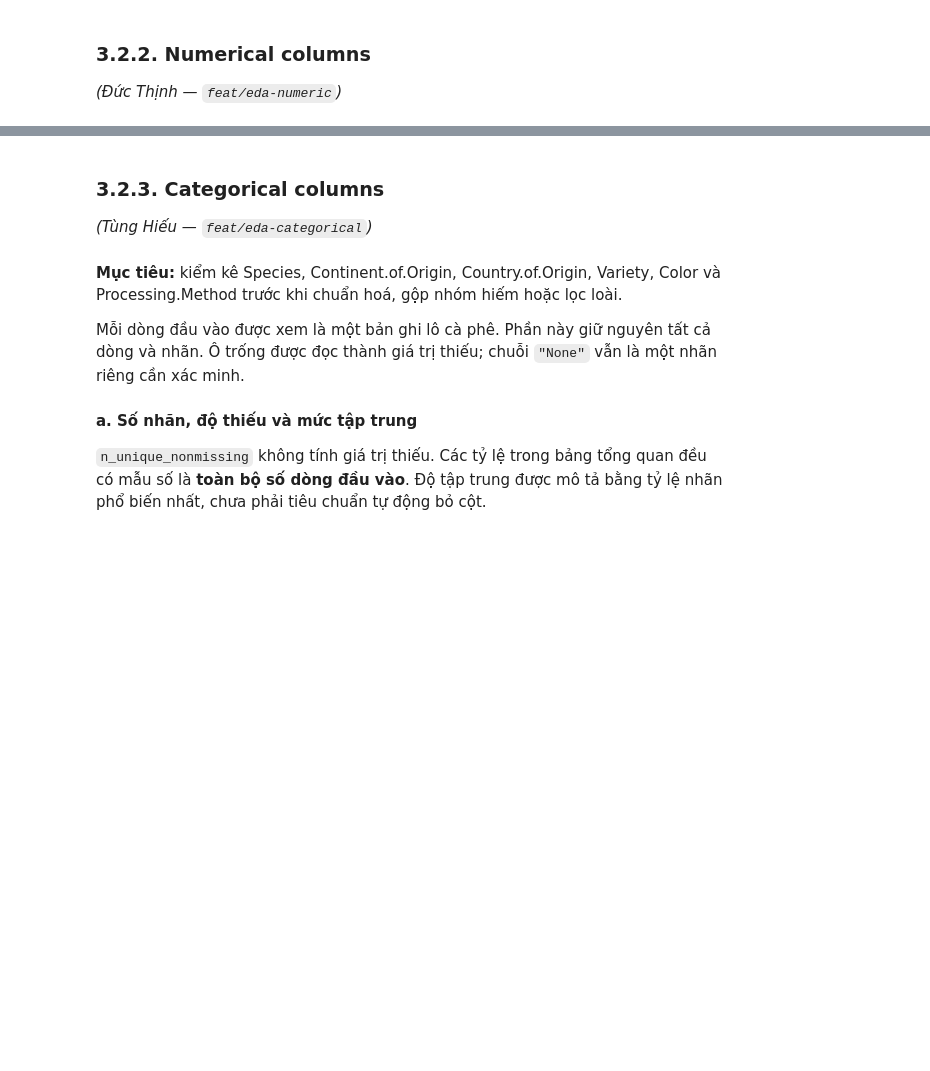
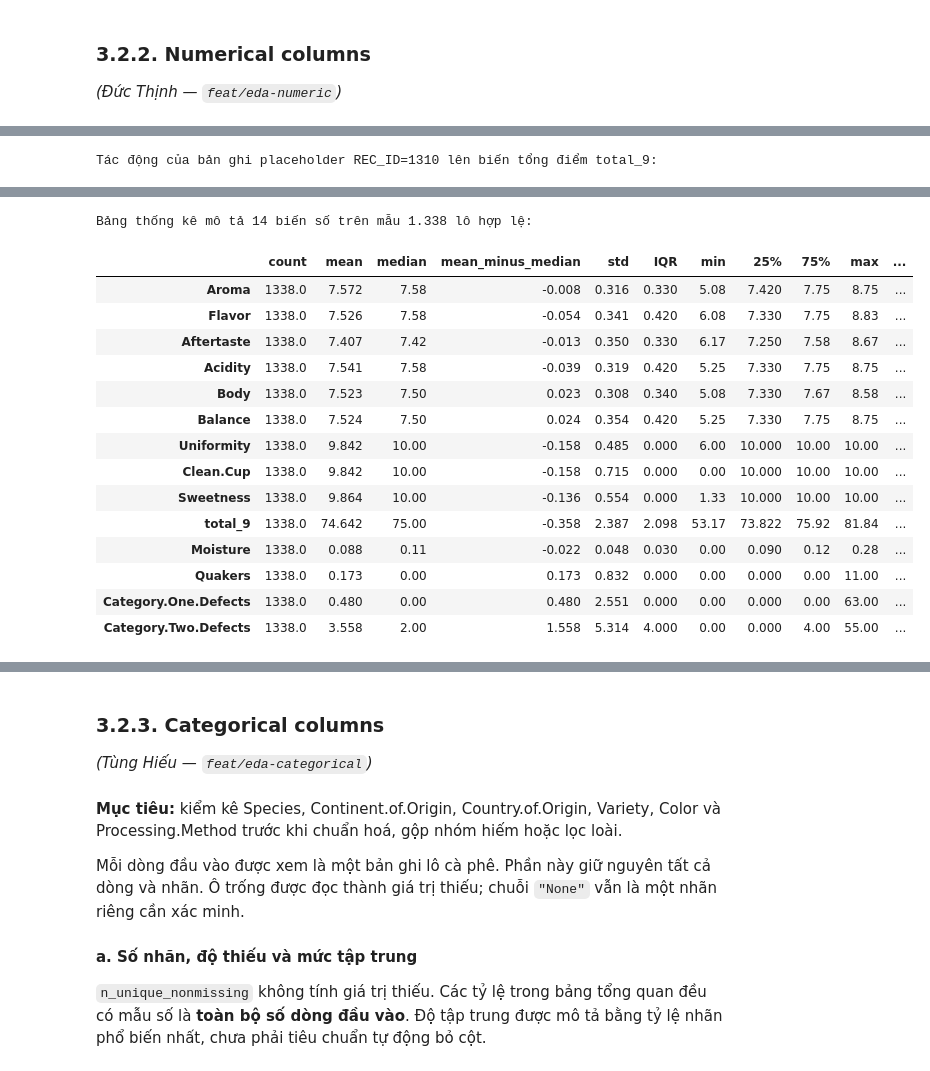
Before and after one commit to dnhoang-2006/coffee-quality, a Jupyter notebook: notebooks/01_collection_exploration.ipynb, the cells around one changed output, grey strips where cells are left out. Saved outputs shown, nothing was run; the diff lists cells and outputs as text; code cells hidden in the pictures; blank space fills up the shorter version.

```diff
--- a/notebooks/01_collection_exploration.ipynb
+++ b/notebooks/01_collection_exploration.ipynb
@@ -686,0 +930,48 @@ files_summary
+# %%
+df_num_valid = df_num_raw.loc[df_num_raw["REC_ID"].ne(1310)].copy()
+
+# So sánh tác động của duy nhất 1 dòng REC_ID=1310 lên thống kê total_9
+impact_1310 = pd.DataFrame([
+    {
+        "Mẫu": "Toàn bộ 1.339 lô (gồm REC_ID=1310)",
+        "n": len(df_num_raw),
+        "mean_total_9": df_num_raw["total_9"].mean(),
+        "median_total_9": df_num_raw["total_9"].median(),
+        "std_total_9": df_num_raw["total_9"].std(),
+        "min_total_9": df_num_raw["total_9"].min(),
+        "skew_total_9": df_num_raw["total_9"].skew(),
+        "kurt_total_9": df_num_raw["total_9"].kurt(),
+    },
+    {
+        "Mẫu": "1.338 lô hợp lệ (đã bỏ REC_ID=1310)",
+        "n": len(df_num_valid),
+        "mean_total_9": df_num_valid["total_9"].mean(),
+        "median_total_9": df_num_valid["total_9"].median(),
+        "std_total_9": df_num_valid["total_9"].std(),
+        "min_total_9": df_num_valid["total_9"].min(),
+        "skew_total_9": df_num_valid["total_9"].skew(),
+        "kurt_total_9": df_num_valid["total_9"].kurt(),
+    },
+])
+print("Tác động của bản ghi placeholder REC_ID=1310 lên biến tổng điểm total_9:")
+display(impact_1310.round(3))
+
+# Bảng thống kê chi tiết cho 14 biến số trên 1.338 lô hợp lệ
+num_summary = df_num_valid[NUM_ANALYZE_COLS].describe().T
+num_summary["median"] = df_num_valid[NUM_ANALYZE_COLS].median()
+num_summary["IQR"] = num_summary["75%"] - num_summary["25%"]
+num_summary["mean_minus_median"] = num_summary["mean"] - num_summary["median"]
+num_summary["skew"] = df_num_valid[NUM_ANALYZE_COLS].skew()
+num_summary["kurt"] = df_num_valid[NUM_ANALYZE_COLS].kurt()
+num_summary["n_zeros"] = df_num_valid[NUM_ANALYZE_COLS].eq(0).sum()
+num_summary["pct_zeros"] = (df_num_valid[NUM_ANALYZE_COLS].eq(0).mean() * 100).round(2)
+num_summary["pct_equal_10"] = (df_num_valid[NUM_ANALYZE_COLS].eq(10.0).mean() * 100).round(2)
+
+summary_cols = [
+    "count", "mean", "median", "mean_minus_median", "std", "IQR",
+    "min", "25%", "75%", "max", "skew", "kurt", "n_zeros", "pct_zeros", "pct_equal_10"
+]
+print("\nBảng thống kê mô tả 14 biến số trên mẫu 1.338 lô hợp lệ:")
+display(num_summary[summary_cols].round(3))
+# %% [output]
+Tác động của bản ghi placeholder REC_ID=1310 lên biến tổng điểm total_9:
@@ -686,0 +981,16 @@ files_summary
+Bảng thống kê mô tả 14 biến số trên mẫu 1.338 lô hợp lệ:
+|  | count | mean | median | mean_minus_median | std | IQR | min | 25% | 75% | max | ... |
+| Aroma | 1338.0 | 7.572 | 7.58 | -0.008 | 0.316 | 0.330 | 5.08 | 7.420 | 7.75 | 8.75 | ... |
+| Flavor | 1338.0 | 7.526 | 7.58 | -0.054 | 0.341 | 0.420 | 6.08 | 7.330 | 7.75 | 8.83 | ... |
+| Aftertaste | 1338.0 | 7.407 | 7.42 | -0.013 | 0.350 | 0.330 | 6.17 | 7.250 | 7.58 | 8.67 | ... |
+| Acidity | 1338.0 | 7.541 | 7.58 | -0.039 | 0.319 | 0.420 | 5.25 | 7.330 | 7.75 | 8.75 | ... |
+| Body | 1338.0 | 7.523 | 7.50 | 0.023 | 0.308 | 0.340 | 5.08 | 7.330 | 7.67 | 8.58 | ... |
+| Balance | 1338.0 | 7.524 | 7.50 | 0.024 | 0.354 | 0.420 | 5.25 | 7.330 | 7.75 | 8.75 | ... |
+| Uniformity | 1338.0 | 9.842 | 10.00 | -0.158 | 0.485 | 0.000 | 6.00 | 10.000 | 10.00 | 10.00 | ... |
+| Clean.Cup | 1338.0 | 9.842 | 10.00 | -0.158 | 0.715 | 0.000 | 0.00 | 10.000 | 10.00 | 10.00 | ... |
+| Sweetness | 1338.0 | 9.864 | 10.00 | -0.136 | 0.554 | 0.000 | 1.33 | 10.000 | 10.00 | 10.00 | ... |
+| total_9 | 1338.0 | 74.642 | 75.00 | -0.358 | 2.387 | 2.098 | 53.17 | 73.822 | 75.92 | 81.84 | ... |
+| Moisture | 1338.0 | 0.088 | 0.11 | -0.022 | 0.048 | 0.030 | 0.00 | 0.090 | 0.12 | 0.28 | ... |
+| Quakers | 1338.0 | 0.173 | 0.00 | 0.173 | 0.832 | 0.000 | 0.00 | 0.000 | 0.00 | 11.00 | ... |
+| Category.One.Defects | 1338.0 | 0.480 | 0.00 | 0.480 | 2.551 | 0.000 | 0.00 | 0.000 | 0.00 | 63.00 | ... |
+| Category.Two.Defects | 1338.0 | 3.558 | 2.00 | 1.558 | 5.314 | 4.000 | 0.00 | 0.000 | 4.00 | 55.00 | ... |
```
Also changed, not shown: parts of 35 cells of this notebook.
